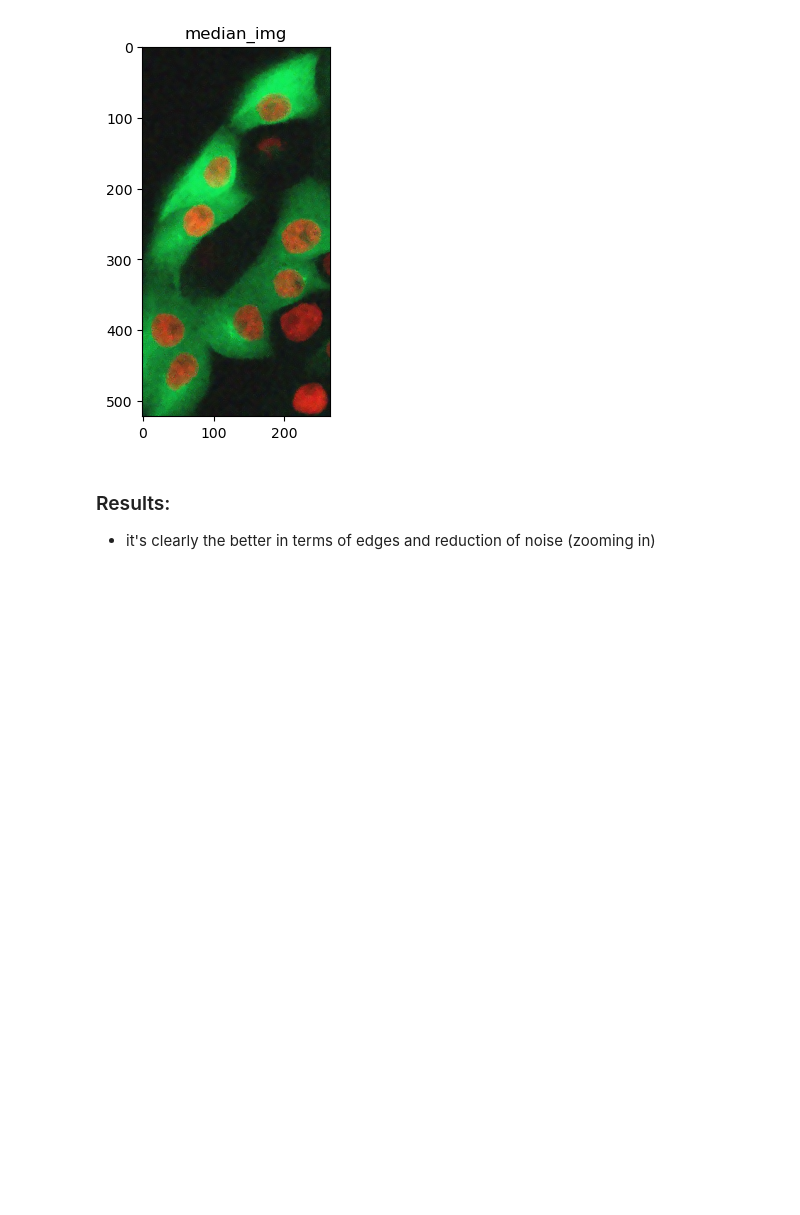
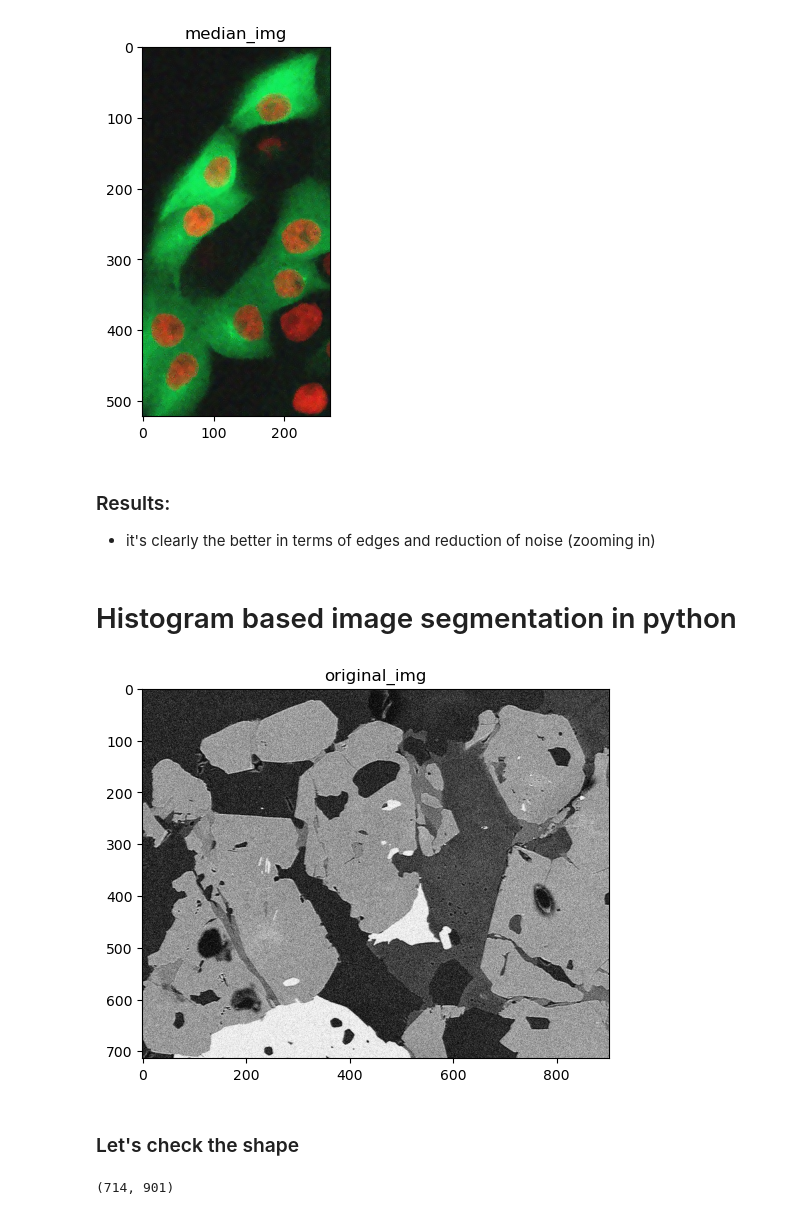
Before and after one commit to SimBoex/nuclei-segmentation, a Jupyter notebook: image-processing/DenoisingFilters.ipynb, the cells around one changed output. Cells and saved outputs as stored; diff of their text form; code cells hidden in the pictures; blank space fills up the shorter version.

Commit message:
adding histogram segmentation

```diff
--- a/image-processing/DenoisingFilters.ipynb
+++ b/image-processing/DenoisingFilters.ipynb
@@ -185,3 +185,18 @@ plt.show()
 # %% [markdown]
 ### Results:
 - it's clearly the better in terms of edges and reduction of noise (zooming in)
+# %% [markdown]
+# Histogram based image segmentation in python
+# %%
+img = img_as_float(io.imread("./BSE_Google_noisy.jpg",as_gray=True))
+plt.imshow(img,cmap = plt.cm.gray)
+plt.title("original_img")
+plt.show()
+# %% [output]
+[figure, added]
+# %% [markdown]
+###  Let's check the shape
+# %%
+img.shape
+# %% [output]
+(714, 901)
```
Also changed, not shown: parts of 14 cells of this notebook, 1 other file.
